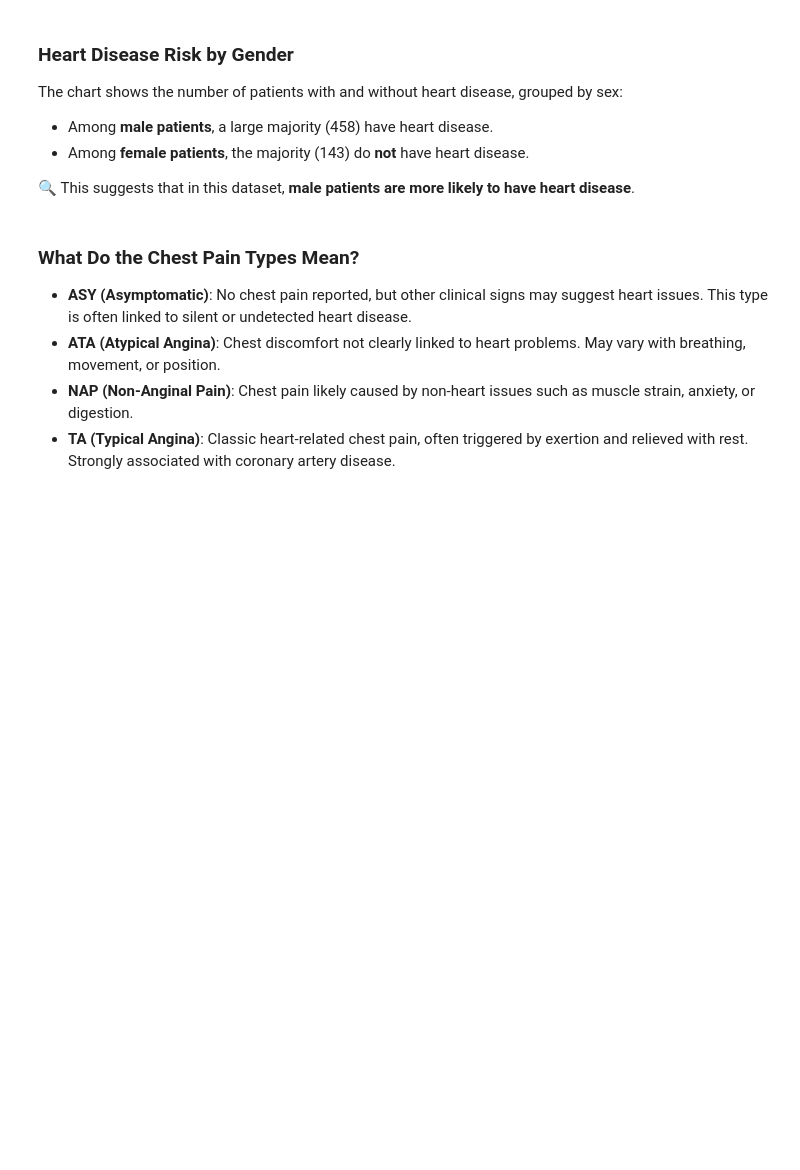
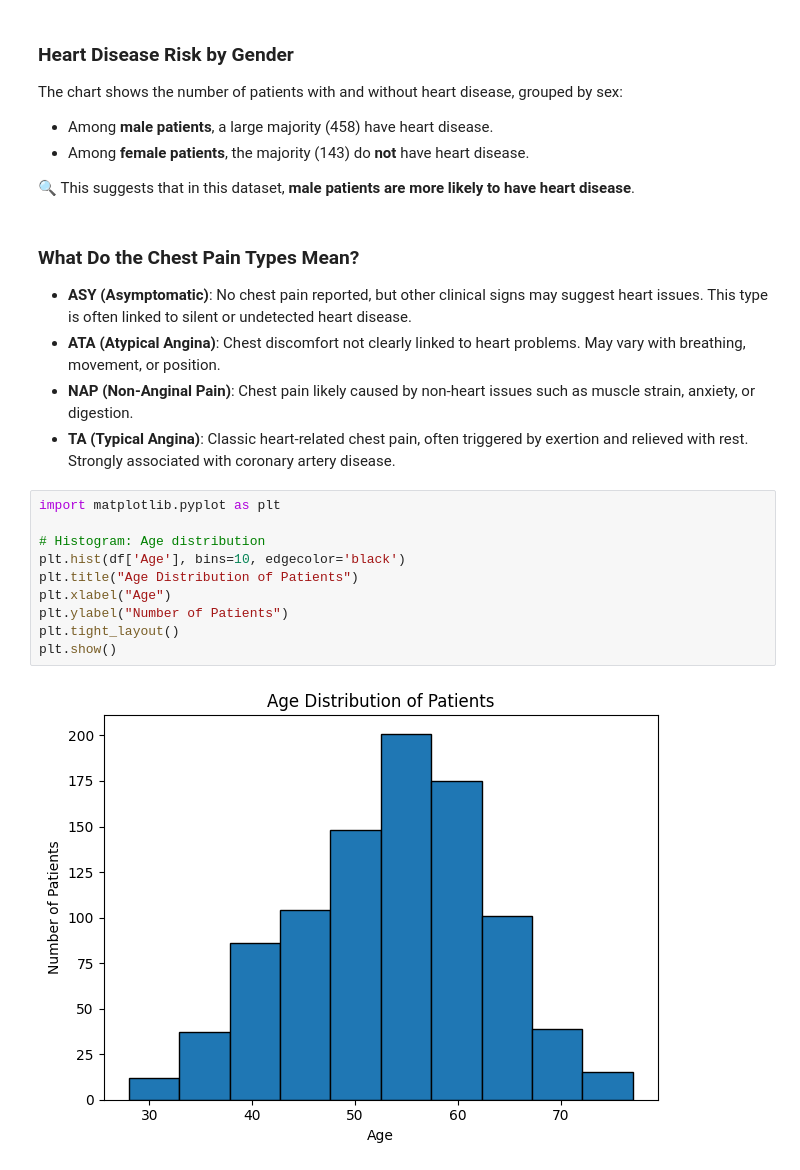
Before and after one commit to vivekr25/heart-disease-analysis, a Jupyter notebook: HeartRatePrediction.ipynb, the cells around one changed output. Drawn from its saved outputs; the diff is of its cells as text; blank space fills up the shorter version.

```diff
--- a/HeartRatePrediction.ipynb
+++ b/HeartRatePrediction.ipynb
@@ -197,3 +197,15 @@ The chart shows the number of patients with and without heart disease, grouped b
 - **ATA (Atypical Angina)**: Chest discomfort not clearly linked to heart problems. May vary with breathing, movement, or position.
 - **NAP (Non-Anginal Pain)**: Chest pain likely caused by non-heart issues such as muscle strain, anxiety, or digestion.
 - **TA (Typical Angina)**: Classic heart-related chest pain, often triggered by exertion and relieved with rest. Strongly associated with coronary artery disease.
+# %%
+import matplotlib.pyplot as plt
+
+# Histogram: Age distribution
+plt.hist(df['Age'], bins=10, edgecolor='black')
+plt.title("Age Distribution of Patients")
+plt.xlabel("Age")
+plt.ylabel("Number of Patients")
+plt.tight_layout()
+plt.show()
+# %% [output]
+[figure, added]
```
Also changed, not shown: parts of 8 cells of this notebook.
